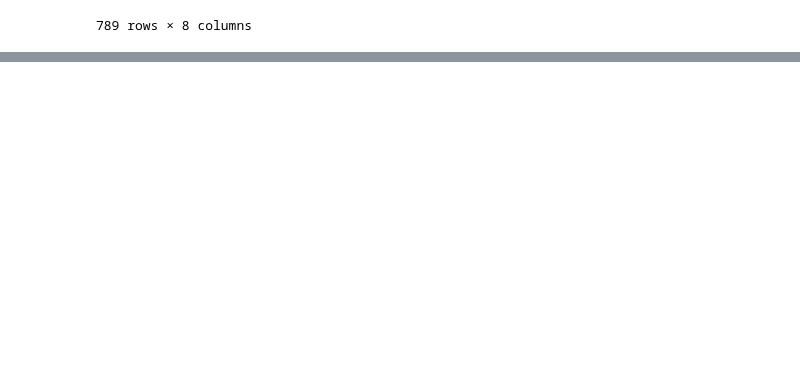
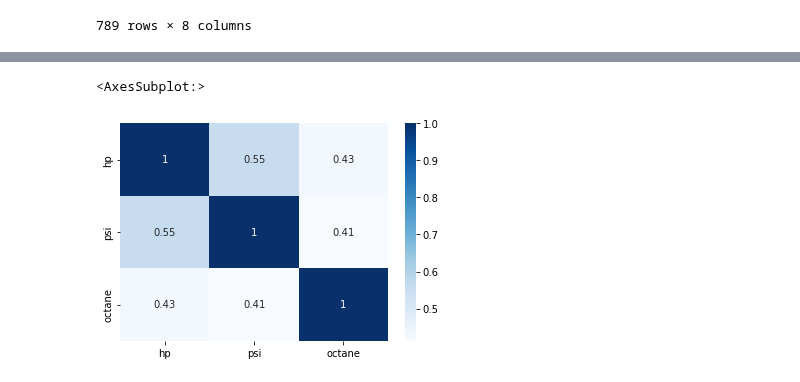
Before and after one commit to JacobPaxton/engine-performance, a Jupyter notebook: explore.ipynb, the cells around one changed output, grey strips where cells are left out. Drawn from its saved outputs; the diff is of its cells as text; code cells hidden in the pictures; blank space fills up the shorter version.

```diff
--- a/explore.ipynb
+++ b/explore.ipynb
@@ -88,0 +128,6 @@ df
+# %%
+# check correlation heatmap
+sns.heatmap(df.corr(), cmap='Blues', annot=True)
+# %% [output]
+<AxesSubplot:>
+[figure, added]
```
Also changed, not shown: parts of 15 cells of this notebook.
